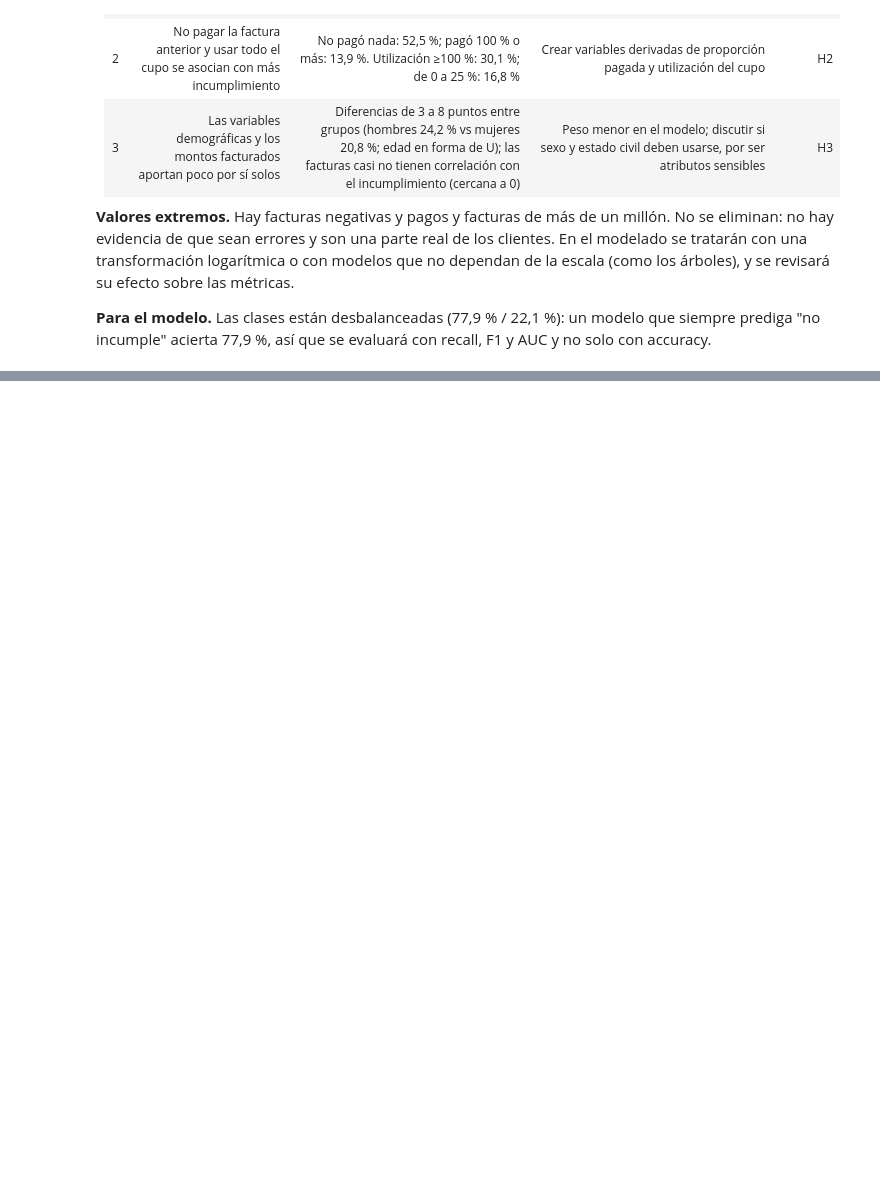
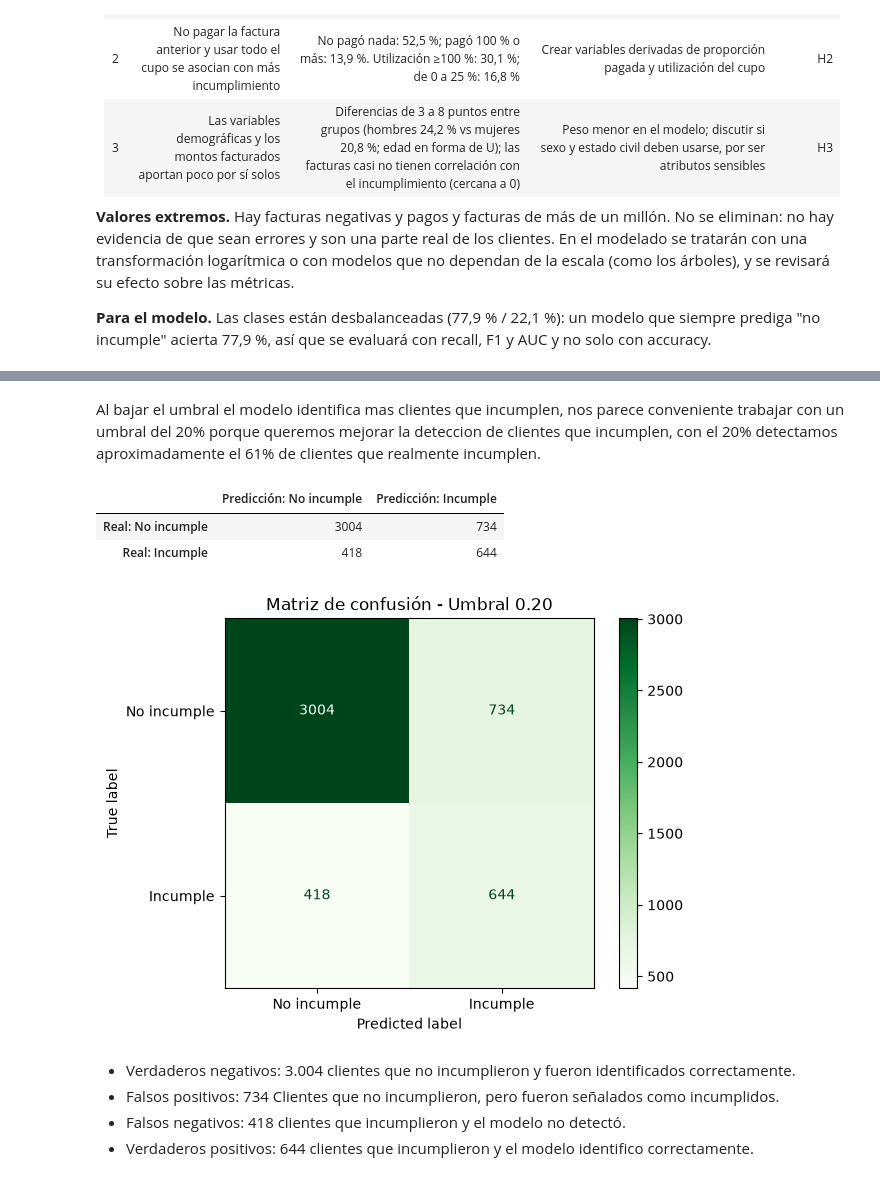
Before and after one commit to manuelarpoce-ui/Proyecto-grupo-4, a Jupyter notebook: notebooks/01_eda.ipynb, the cells around one changed output, grey strips where cells are left out. Cells and saved outputs as stored; diff of their text form; code cells hidden in the pictures; blank space fills up the shorter version.

```diff
--- a/notebooks/01_eda.ipynb
+++ b/notebooks/01_eda.ipynb
@@ -1461,0 +1773,8 @@ graficar_tasa(t3, "Incumplimiento según proporción pagada de la factura anteri
+# %%
+# ------------------------------------------------------------
+# ENTRENAR MODELO DE ÁRBOL DE DECISIÓN
+# Analiza las variables de los clientes y aprende reglas para diferenciar a quienes incumplan sus pagos de quienes no
+
+modelo_arbol.fit(X_train, y_train)
+
+print("Modelo de árbol de decisión entrenado correctamente.")
@@ -1461,0 +2210,51 @@ graficar_tasa(t3, "Incumplimiento según proporción pagada de la factura anteri
+# %% [markdown]
+Al bajar el umbral el modelo identifica mas clientes que incumplen, nos parece conveniente trabajar con un umbral del 20% porque queremos mejorar la deteccion de clientes que incumplen, con el 20% detectamos aproximadamente el 61% de clientes que realmente incumplen.
+# %%
+# ============================================================
+# 5.14 MATRIZ DE CONFUSION CON EL NUEVO UMBRAL
+# ============================================================
+
+from sklearn.metrics import confusion_matrix, ConfusionMatrixDisplay
+import matplotlib.pyplot as plt
+
+# Definir el umbral seleccionado
+UMBRAL_SELECCIONADO = 0.20
+
+# Generar predicciones con el nuevo umbral
+predicciones_validacion = (
+    probabilidades_validacion >= UMBRAL_SELECCIONADO
+).astype(int)
+
+# Calcular matriz de confusión
+matriz_validacion = confusion_matrix(
+    y_validacion,
+    predicciones_validacion
+)
+
+# Mostrar resultados
+display(
+    pd.DataFrame(
+        matriz_validacion,
+        index=["Real: No incumple", "Real: Incumple"],
+        columns=["Predicción: No incumple", "Predicción: Incumple"]
+    )
+)
+
+# Visualizar matriz
+ConfusionMatrixDisplay(
+    confusion_matrix=matriz_validacion,
+    display_labels=["No incumple", "Incumple"]
+).plot(cmap="Greens", values_format="d")
+
+plt.title("Matriz de confusión - Umbral 0.20")
+plt.show()
+# %% [output]
+|  | Predicción: No incumple | Predicción: Incumple |
+| Real: No incumple | 3004 | 734 |
+| Real: Incumple | 418 | 644 |
+[figure, added]
+# %% [markdown]
+- Verdaderos negativos: 3.004 clientes que no incumplieron y fueron identificados correctamente.
+- Falsos positivos: 734 Clientes que no incumplieron, pero fueron señalados como incumplidos.
+- Falsos negativos: 418 clientes que incumplieron y el modelo no detectó.
+- Verdaderos positivos: 644 clientes que incumplieron y el modelo identifico correctamente.
```
Also changed, not shown: parts of 47 cells of this notebook.
